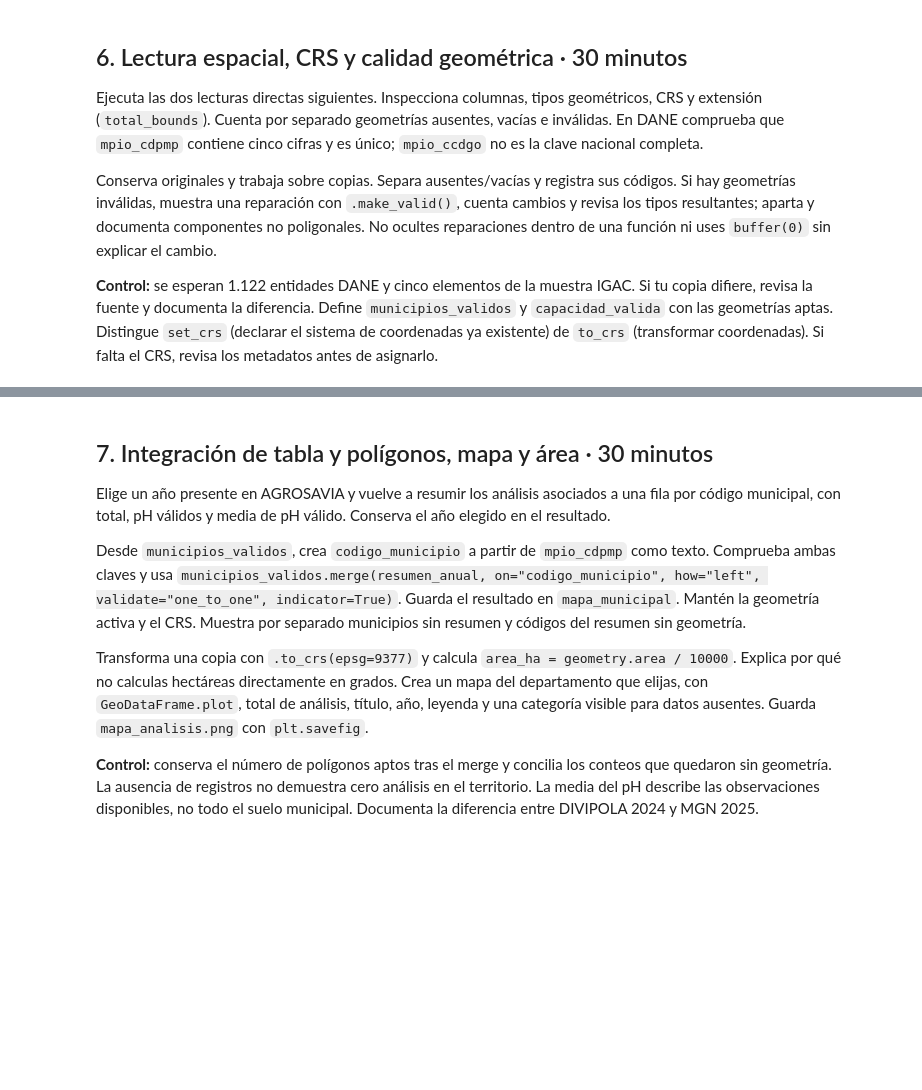
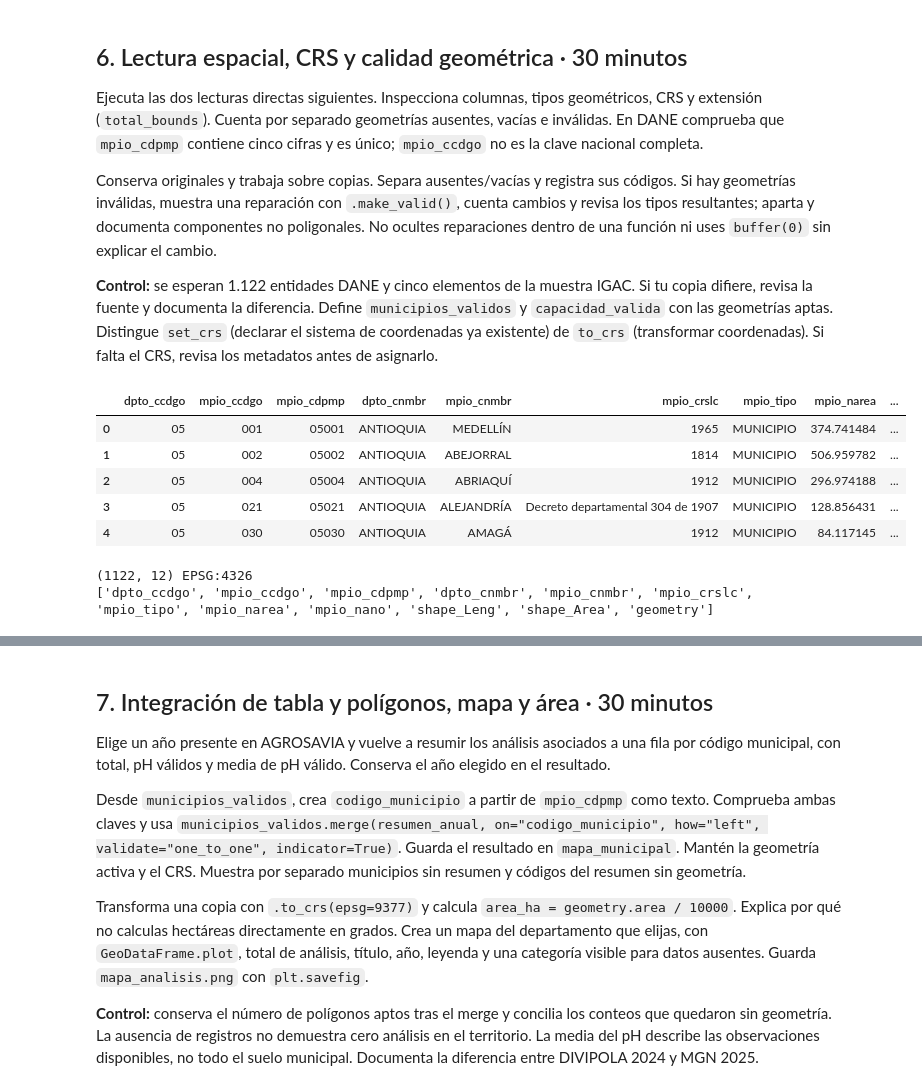
Before and after one commit to miguelgarces12/big-data-postgraduate, a Jupyter notebook: soluciones/PD04_limpieza_integracion_territorial.ipynb, the cells around one changed output, grey strips where cells are left out. Cells and saved outputs as stored; diff of their text form; code cells hidden in the pictures; blank space fills up the shorter version.

```diff
--- a/soluciones/PD04_limpieza_integracion_territorial.ipynb
+++ b/soluciones/PD04_limpieza_integracion_territorial.ipynb
@@ -204,12 +418,21 @@ Conserva originales y trabaja sobre copias. Separa ausentes/vacías y registra s
 **Control:** se esperan 1.122 entidades DANE y cinco elementos de la muestra IGAC. Si tu copia difiere, revisa la fuente y documenta la diferencia. Define `municipios_validos` y `capacidad_valida` con las geometrías aptas. Distingue `set_crs` (declarar el sistema de coordenadas ya existente) de `to_crs` (transformar coordenadas). Si falta el CRS, revisa los metadatos antes de asignarlo.
 # %%
 municipios = gpd.read_file(
-    "zip://" + RAW + "/dane_municipios.zip",
+    RAW + "/dane_municipios.zip",
     engine="pyogrio"
 )
 display(municipios.head())
 print(municipios.shape, municipios.crs)
 print(municipios.columns.tolist())
+# %% [output]
+|  | dpto_ccdgo | mpio_ccdgo | mpio_cdpmp | dpto_cnmbr | mpio_cnmbr | mpio_crslc | mpio_tipo | mpio_narea | ... |
+| 0 | 05 | 001 | 05001 | ANTIOQUIA | MEDELLÍN | 1965 | MUNICIPIO | 374.741484 | ... |
+| 1 | 05 | 002 | 05002 | ANTIOQUIA | ABEJORRAL | 1814 | MUNICIPIO | 506.959782 | ... |
+| 2 | 05 | 004 | 05004 | ANTIOQUIA | ABRIAQUÍ | 1912 | MUNICIPIO | 296.974188 | ... |
+| 3 | 05 | 021 | 05021 | ANTIOQUIA | ALEJANDRÍA | Decreto departamental 304 de 1907 | MUNICIPIO | 128.856431 | ... |
+| 4 | 05 | 030 | 05030 | ANTIOQUIA | AMAGÁ | 1912 | MUNICIPIO | 84.117145 | ... |
+(1122, 12) EPSG:4326
+['dpto_ccdgo', 'mpio_ccdgo', 'mpio_cdpmp', 'dpto_cnmbr', 'mpio_cnmbr', 'mpio_crslc', 'mpio_tipo', 'mpio_narea', 'mpio_nano', 'shape_Leng', 'shape_Area', 'geometry']
 # %%
 capacidad = gpd.read_file(
     RAW + "/igac_capacidad.json",
```
Also changed, not shown: parts of 23 cells of this notebook, 4 other files.
